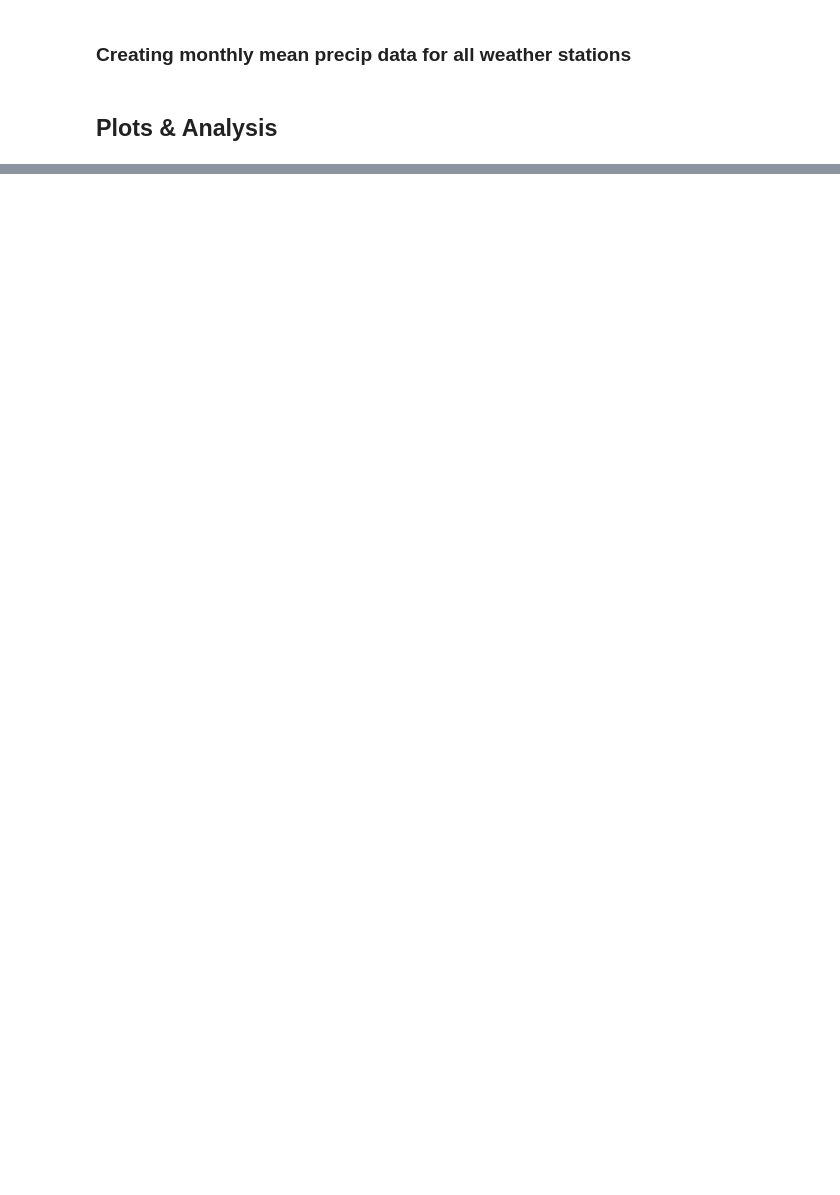
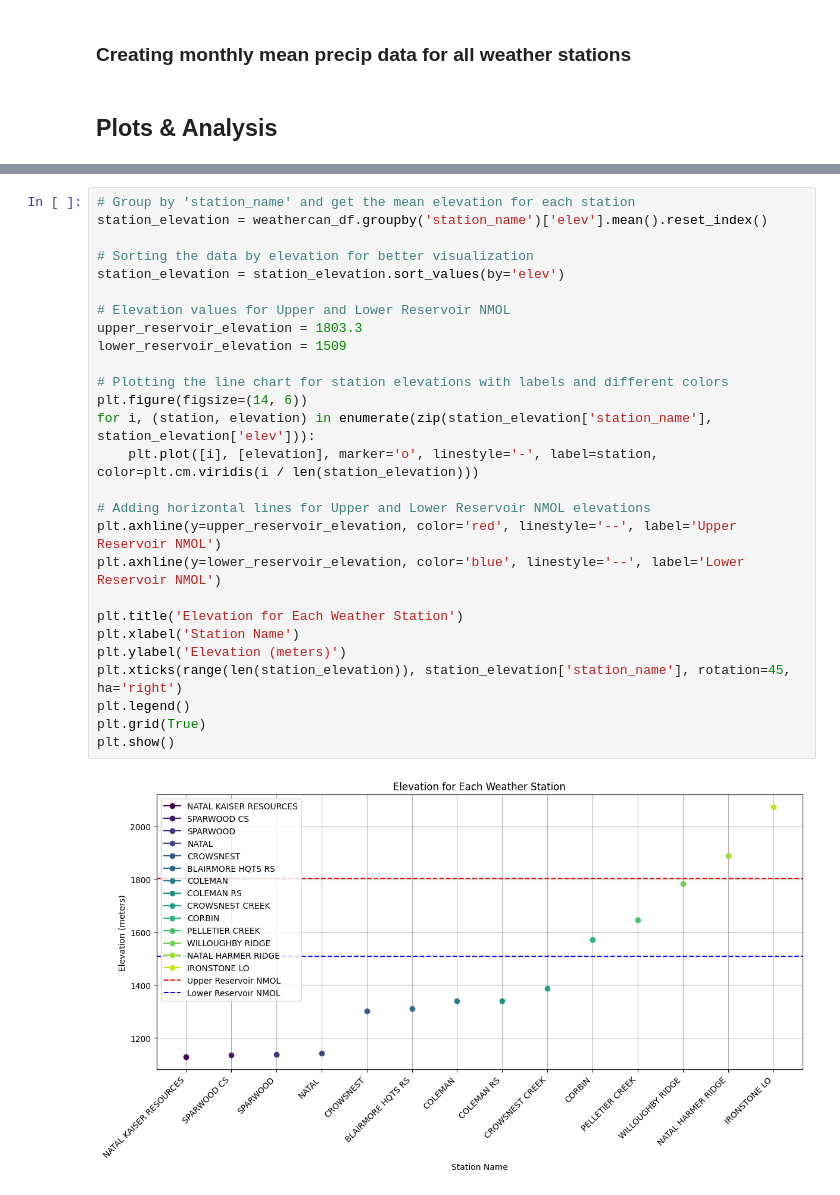
Before and after one commit to moniquebeaulieu/TM_PHES, a Jupyter notebook: EDA.ipynb, the cells around one changed output, grey strips where cells are left out. Cells and saved outputs as stored; diff of their text form; blank space fills up the shorter version.

```diff
--- a/EDA.ipynb
+++ b/EDA.ipynb
@@ -242,0 +369,29 @@ CROWSNEST_CREEK_df_test
+# %%
+# Group by 'station_name' and get the mean elevation for each station
+station_elevation = weathercan_df.groupby('station_name')['elev'].mean().reset_index()
+
+# Sorting the data by elevation for better visualization
+station_elevation = station_elevation.sort_values(by='elev')
+
+# Elevation values for Upper and Lower Reservoir NMOL
+upper_reservoir_elevation = 1803.3
+lower_reservoir_elevation = 1509
+
+# Plotting the line chart for station elevations with labels and different colors
+plt.figure(figsize=(14, 6))
+for i, (station, elevation) in enumerate(zip(station_elevation['station_name'], station_elevation['elev'])):
+    plt.plot([i], [elevation], marker='o', linestyle='-', label=station, color=plt.cm.viridis(i / len(station_elevation)))
+
+# Adding horizontal lines for Upper and Lower Reservoir NMOL elevations
+plt.axhline(y=upper_reservoir_elevation, color='red', linestyle='--', label='Upper Reservoir NMOL')
+plt.axhline(y=lower_reservoir_elevation, color='blue', linestyle='--', label='Lower Reservoir NMOL')
+
+plt.title('Elevation for Each Weather Station')
+plt.xlabel('Station Name')
+plt.ylabel('Elevation (meters)')
+plt.xticks(range(len(station_elevation)), station_elevation['station_name'], rotation=45, ha='right')
+plt.legend()
+plt.grid(True)
+plt.show()
+# %% [output]
+[figure, added]
```
Also changed, not shown: parts of 13 cells of this notebook.
